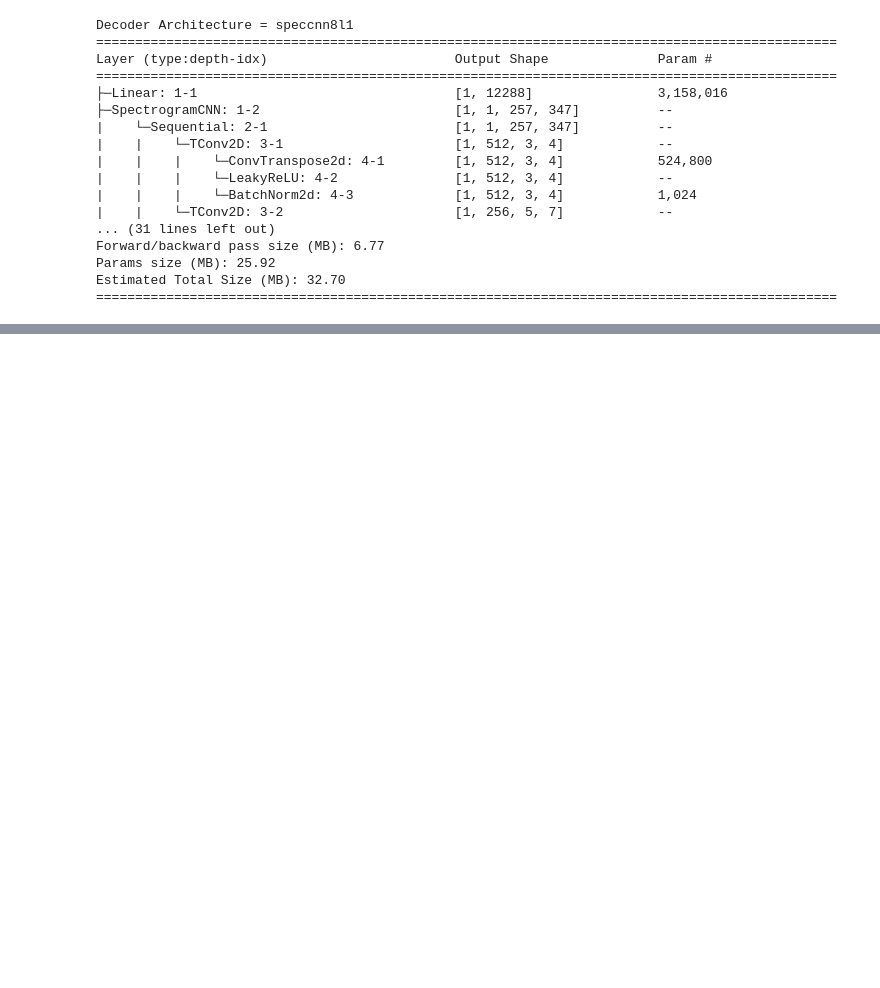
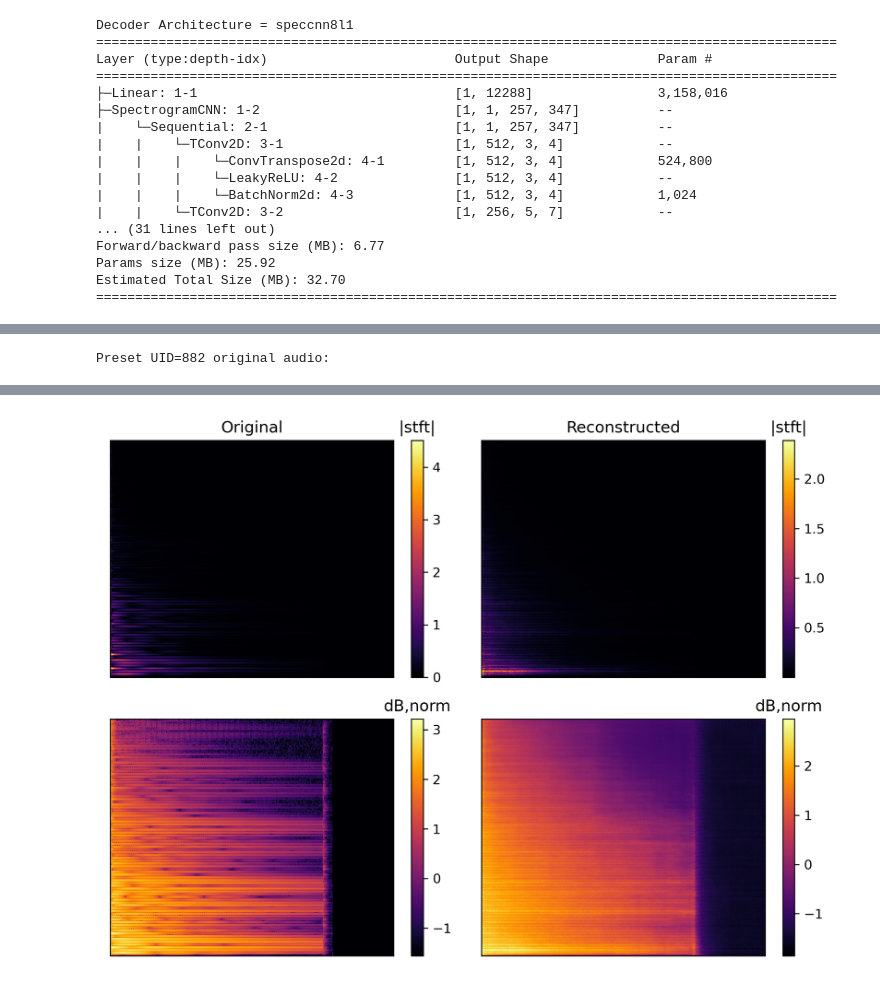
Before and after one commit to gwendal-lv/preset-gen-vae, a Jupyter notebook: audio_reconstruction.ipynb, the cells around one changed output, grey strips where cells are left out. Saved outputs shown, nothing was run; the diff lists cells and outputs as text; code cells hidden in the pictures; blank space fills up the shorter version.

Commit message:
Audio reconstruction from checkpoint-loaded model (OK with mel-spectrograms)

```diff
--- a/audio_reconstruction.ipynb
+++ b/audio_reconstruction.ipynb
@@ -202,0 +229,10 @@ Estimated Total Size (MB): 3104.40
+# %%
+import data.dataset
+importlib.reload(data.dataset)
+import utils.data
+from torch.utils.data import DataLoader
+
+full_dataset = data.dataset.DexedDataset(note_duration=config.model.note_duration,
+                                         n_fft=config.model.stft_args[0], fft_hop=config.model.stft_args[1], n_mel_bins=config.model.mel_bins)
+# dataset and dataloader are dicts with 'train', 'validation' and 'test' keys
+dataset = utils.data.random_split(full_dataset, config.train.datasets_proportions, random_gen_seed=0)
@@ -202,0 +247,63 @@ Estimated Total Size (MB): 3104.40
+# %%
+import numpy as np
+import matplotlib.pyplot as plt
+import matplotlib as mpl
+mpl.rcParams['figure.dpi'] = 300
+import librosa.display
+import utils.audio
+importlib.reload(utils.audio)
+
+# TODO audio reconstruction - build methods in utils.audio module
+dataset_idx = 11
+with torch.no_grad():
+    x_in, params_in, sample_info = dataset['validation'][dataset_idx]  # single-spectrogram only
+    x_out = ae_model(x_in.unsqueeze(0))[2].detach().squeeze(0)  # single-spectrogram only
+preset_UID = sample_info[0]
+
+x_wav, Fs = full_dataset._get_wav_file(preset_UID)
+if full_dataset.n_mel_bins <= 0:
+    original_spec = full_dataset.spectrogram.get_stft(x_wav).numpy()
+else:
+    original_spec = full_dataset.spectrogram.log_to_linear_scale(full_dataset.denormalize_spectrogram(x_in[0])).numpy()
+original_spec_normalized = x_in[0].numpy()
+recons_spec_normalized = x_out[0].numpy()
+recons_spec_module = full_dataset.denormalize_spectrogram(x_out[0])
+recons_spec_module = full_dataset.spectrogram.log_to_linear_scale(recons_spec_module)
+if full_dataset.n_mel_bins > 0:
+    stft_before_mel = full_dataset.spectrogram.get_stft(x_wav).numpy()
+    recons_stft_module = full_dataset.spectrogram.mel_dB_to_STFT(full_dataset.denormalize_spectrogram(x_out[0]))
+
+if full_dataset.n_mel_bins <= 0:
+    fig, axes = plt.subplots(2, 2, figsize=(8, 6))
+else:
+    fig, axes = plt.subplots(3, 2, figsize=(8, 9))
+im = librosa.display.specshow(np.abs(original_spec), ax=axes[0][0], cmap='inferno')
+clb = fig.colorbar(im, ax=axes[0][0], orientation='vertical')
+clb.ax.set_title('|stft|' if full_dataset.n_mel_bins <= 0 else '|mel|')
+axes[0][0].set(title='Original')
+im = librosa.display.specshow(original_spec_normalized, ax=axes[1][0], cmap='inferno')
+clb = fig.colorbar(im, ax=axes[1][0], orientation='vertical')
+clb.ax.set_title('dB,norm')
+im = librosa.display.specshow(recons_spec_normalized, ax=axes[1][1], cmap='inferno')
+clb = fig.colorbar(im, ax=axes[1][1], orientation='vertical')
+clb.ax.set_title('dB,norm')
+im = librosa.display.specshow(recons_spec_module.numpy(), ax=axes[0][1], cmap='inferno')
+clb = fig.colorbar(im, ax=axes[0][1], orientation='vertical')
+clb.ax.set_title('|stft|' if full_dataset.n_mel_bins <= 0 else '|mel|')
+axes[0][1].set(title='Reconstructed')
+fig.tight_layout()
+
+# si on a un mel-spectrogramme
+if full_dataset.n_mel_bins > 0:
+    im = librosa.display.specshow(np.abs(stft_before_mel), ax=axes[2][0], cmap='inferno')
+    clb = fig.colorbar(im, ax=axes[2][0], orientation='vertical')
+    axes[2][0].set(title="STFT")
+    im = librosa.display.specshow(np.abs(recons_stft_module), ax=axes[2][1], cmap='inferno')
+    clb = fig.colorbar(im, ax=axes[2][1], orientation='vertical')
+    axes[2][1].set(title="estimated STFT")
+
+
+print("Preset UID={} original audio:".format(preset_UID))
+Audio(x_wav, rate=Fs)
+# %% [output]
+Preset UID=882 original audio:
@@ -202,0 +311 @@ Estimated Total Size (MB): 3104.40
+[figure, added]
```
Also changed, not shown: parts of 8 cells of this notebook, 1 other file.
